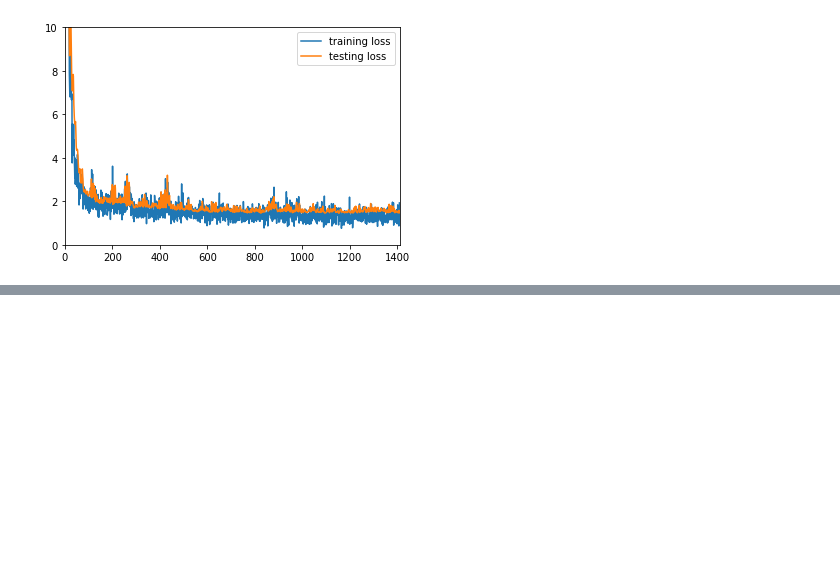
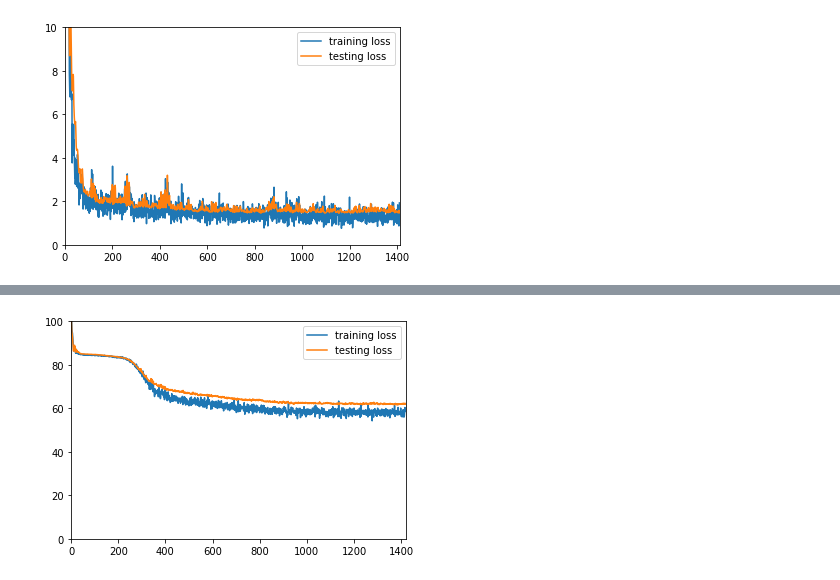
Before and after one commit to icaros-usc/EvoStone2, a Jupyter notebook: TestBed/DeckSearch/train_log/plot_loss.ipynb, the cells around one changed output, grey strips where cells are left out. Cells and saved outputs as stored; diff of their text form; code cells hidden in the pictures; blank space fills up the shorter version.

```diff
--- a/TestBed/DeckSearch/train_log/plot_loss.ipynb
+++ b/TestBed/DeckSearch/train_log/plot_loss.ipynb
@@ -74,0 +87,4 @@ plot_losses("train_loss_fcnn.txt", "test_loss_fcnn.txt", 10)
+# %%
+plot_losses("train_loss_vae.txt", "test_loss_vae.txt", 100)
+# %% [output]
+[figure, added]
```
Also changed, not shown: parts of 5 cells of this notebook, 2 other files.
